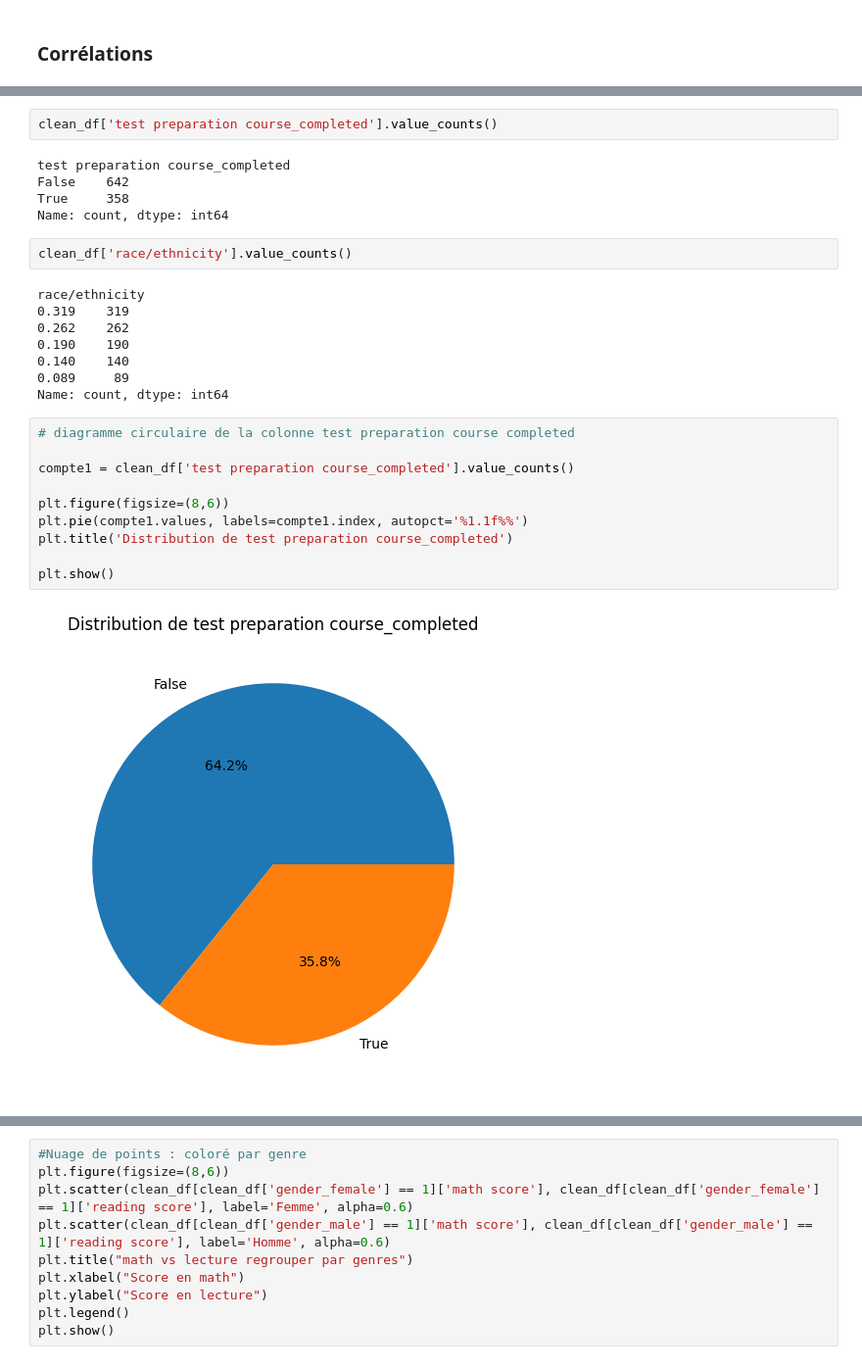
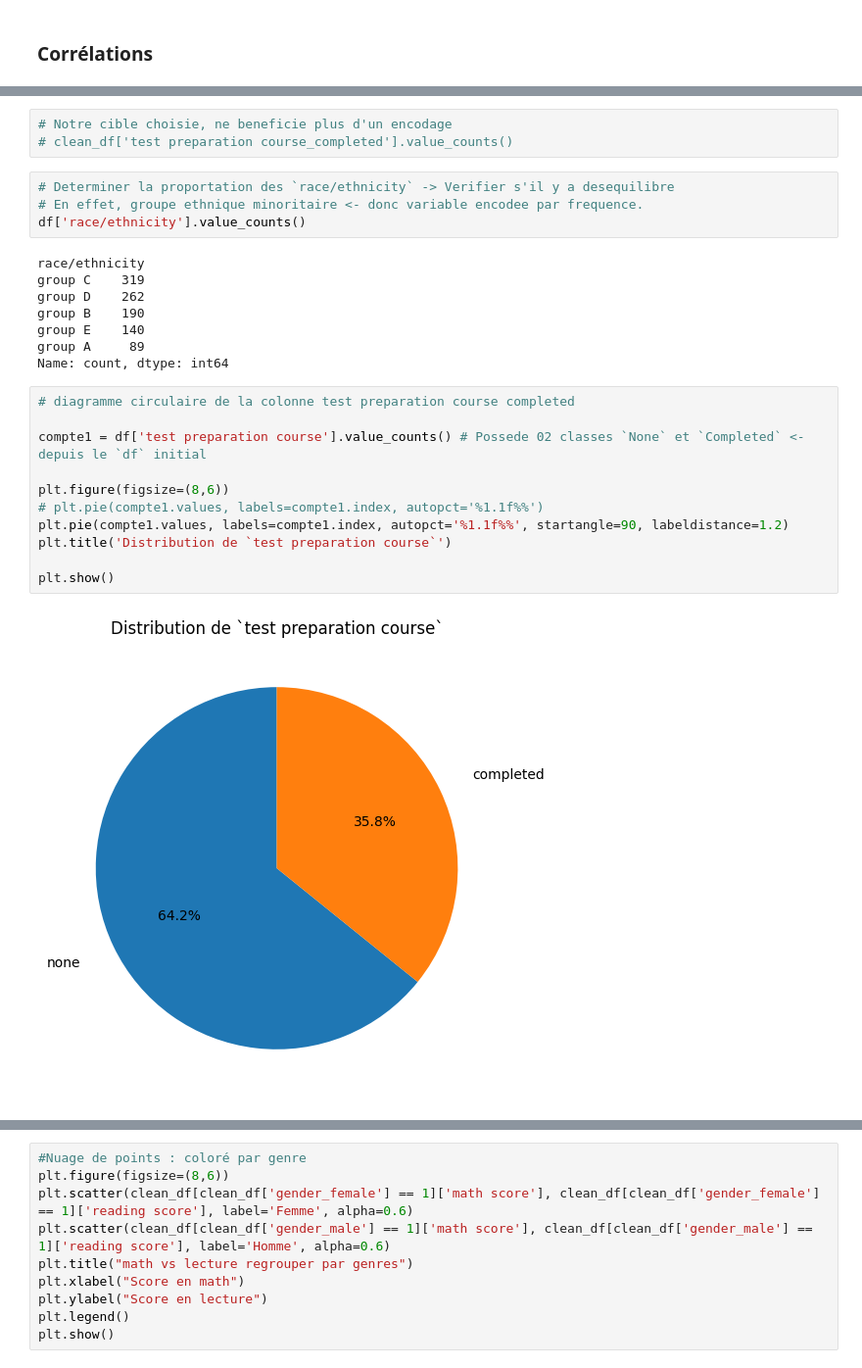
Before and after one commit to 2675781-creator/UA3ProjetPerformanceAcademiqueEtudiants, a Jupyter notebook: notebooks/projet_UA3.ipynb, the cells around one changed output, grey strips where cells are left out. Shown: that part at 98% size. Drawn from its saved outputs; the diff is of its cells as text.

```diff
--- a/notebooks/projet_UA3.ipynb
+++ b/notebooks/projet_UA3.ipynb
@@ -357,30 +379,29 @@ sns.heatmap(corr_matrix_pearson, annot=True)
 # %%
-clean_df['test preparation course_completed'].value_counts()
+# Notre cible choisie, ne beneficie plus d'un encodage
+# clean_df['test preparation course_completed'].value_counts()
-# %% [output]
-test preparation course_completed
-False    642
-True     358
-Name: count, dtype: int64
 # %%
-clean_df['race/ethnicity'].value_counts()
+# Determiner la proportation des `race/ethnicity` -> Verifier s'il y a desequilibre
+# En effet, groupe ethnique minoritaire <- donc variable encodee par frequence.
+df['race/ethnicity'].value_counts()
 # %% [output]
 race/ethnicity
-0.319    319
-0.262    262
-0.190    190
-0.140    140
-0.089     89
+group C    319
+group D    262
+group B    190
+group E    140
+group A     89
 Name: count, dtype: int64
 # %%
 # diagramme circulaire de la colonne test preparation course completed
 
-compte1 = clean_df['test preparation course_completed'].value_counts()
+compte1 = df['test preparation course'].value_counts() # Possede 02 classes `None` et `Completed` <- depuis le `df` initial
 
 plt.figure(figsize=(8,6))
-plt.pie(compte1.values, labels=compte1.index, autopct='%1.1f%%')
-plt.title('Distribution de test preparation course_completed')
+# plt.pie(compte1.values, labels=compte1.index, autopct='%1.1f%%')
+plt.pie(compte1.values, labels=compte1.index, autopct='%1.1f%%', startangle=90, labeldistance=1.2)
+plt.title('Distribution de `test preparation course`')
 
 plt.show()
 # %% [output]
-[figure, old version]
+[figure, new version]
 # %%
```
Also changed, not shown: parts of 48 cells of this notebook, 1 other file.
